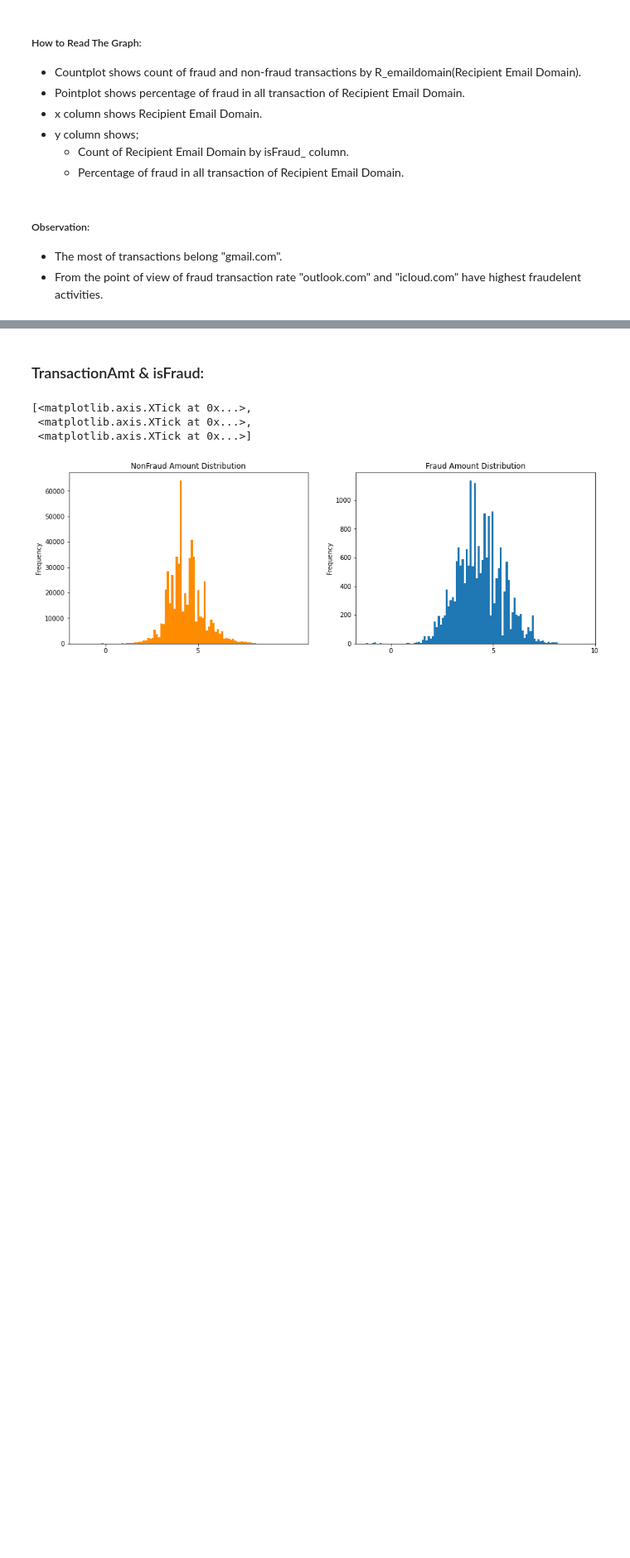
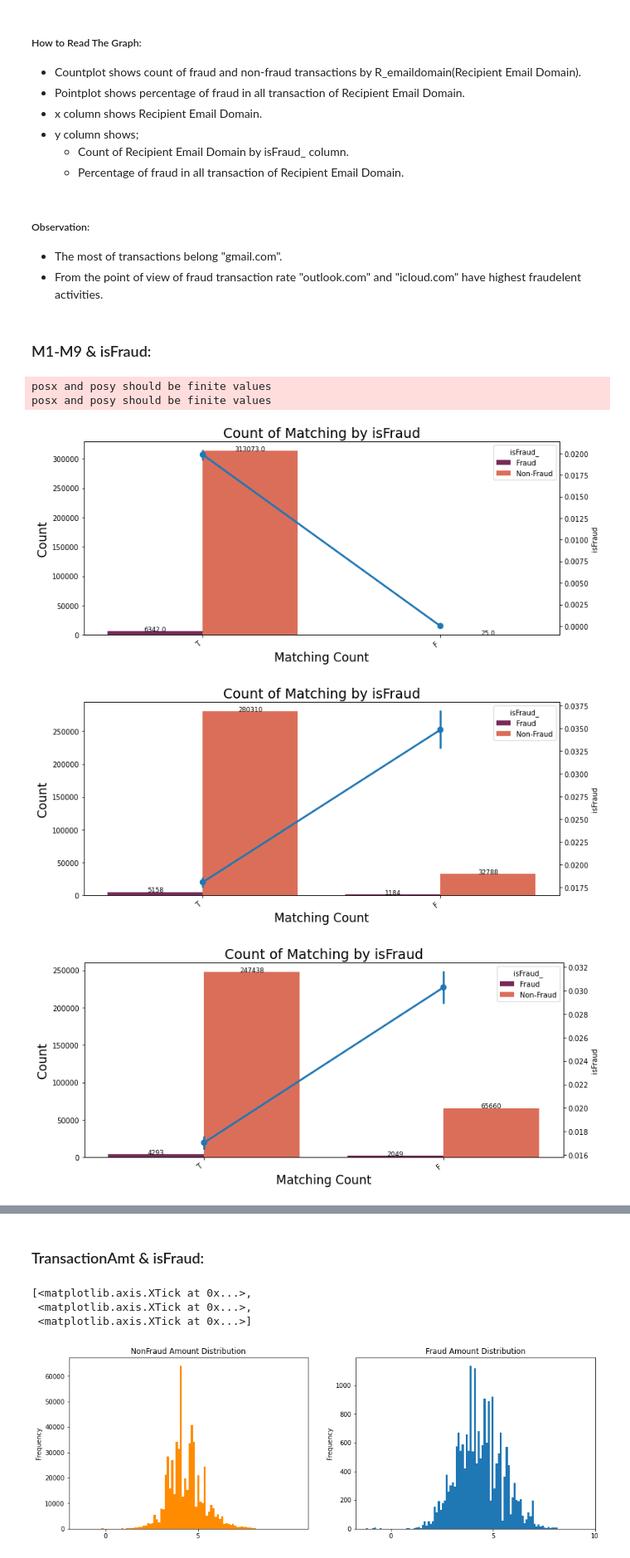
Before and after one commit to ElifKarakutukDinc/IEEE-CIS-Fraud-Detection, a Jupyter notebook: EDA.ipynb, the cells around one changed output, grey strips where cells are left out. Shown at 83% size. Cells and saved outputs as stored; diff of their text form; code cells hidden in the pictures; blank space fills up the shorter version.

```diff
--- a/EDA.ipynb
+++ b/EDA.ipynb
@@ -1017,3 +1017,28 @@ countplot_pointplot_viz(
 ##### Observation:
 * The most of transactions belong "gmail.com".
 * From the point of view of fraud transaction rate "outlook.com" and "icloud.com" have highest fraudelent activities.
+# %% [markdown]
+### M1-M9 & isFraud:
+# %%
+for col in ["M1", "M2", "M3", "M4", "M5", "M6", "M7", "M8", "M9"]:
+    filter_list = ["Fraud", "Non-Fraud"]
+    countplot_pointplot_viz(
+        train_transaction,
+        filter_list,
+        col,
+        "isFraud_",
+        "isFraud",
+        "Matching Count",
+        "Count",
+        "Count of Matching by isFraud",
+        fontsize_text=9,
+        figsize_x=12,
+        figsize_y=3,
+        palette="rocket",
+    )
+# %% [output]
+posx and posy should be finite values
+posx and posy should be finite values
+[figure, added]
+[figure, added]
+[figure, added]
```
Also changed, not shown: parts of 7 cells of this notebook, 1 other file.
